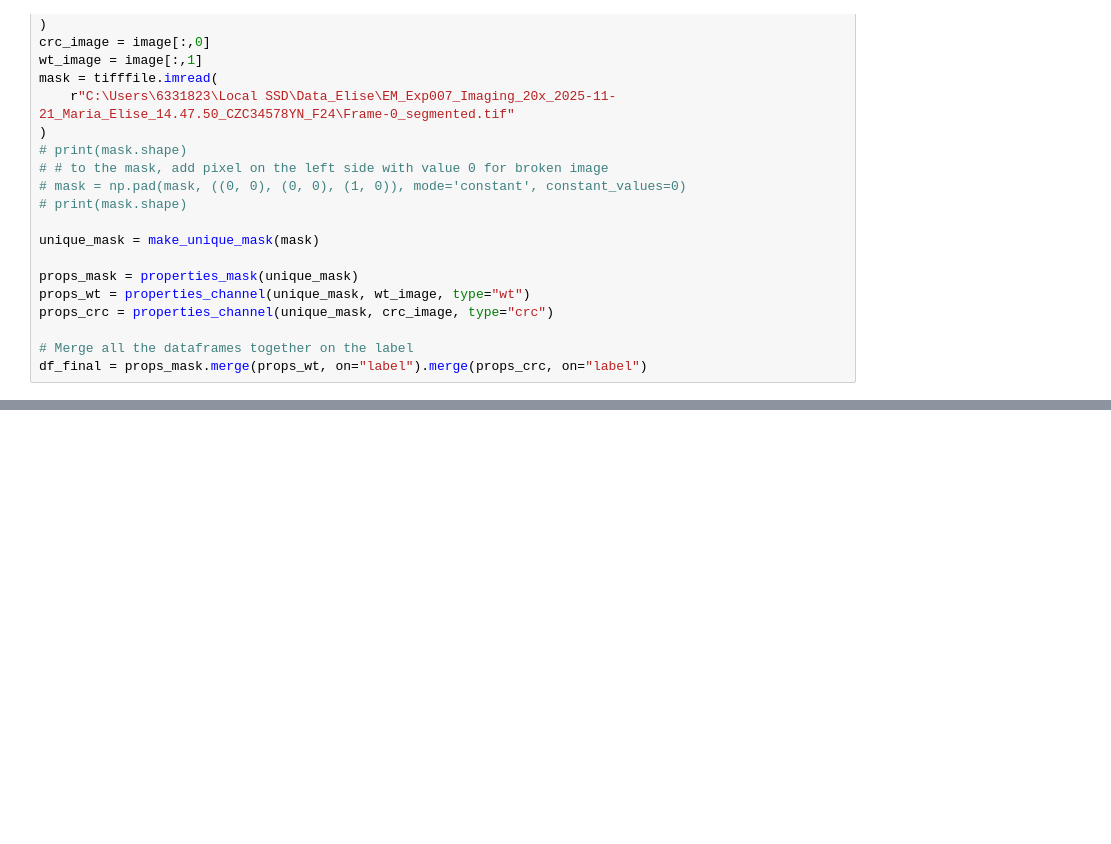
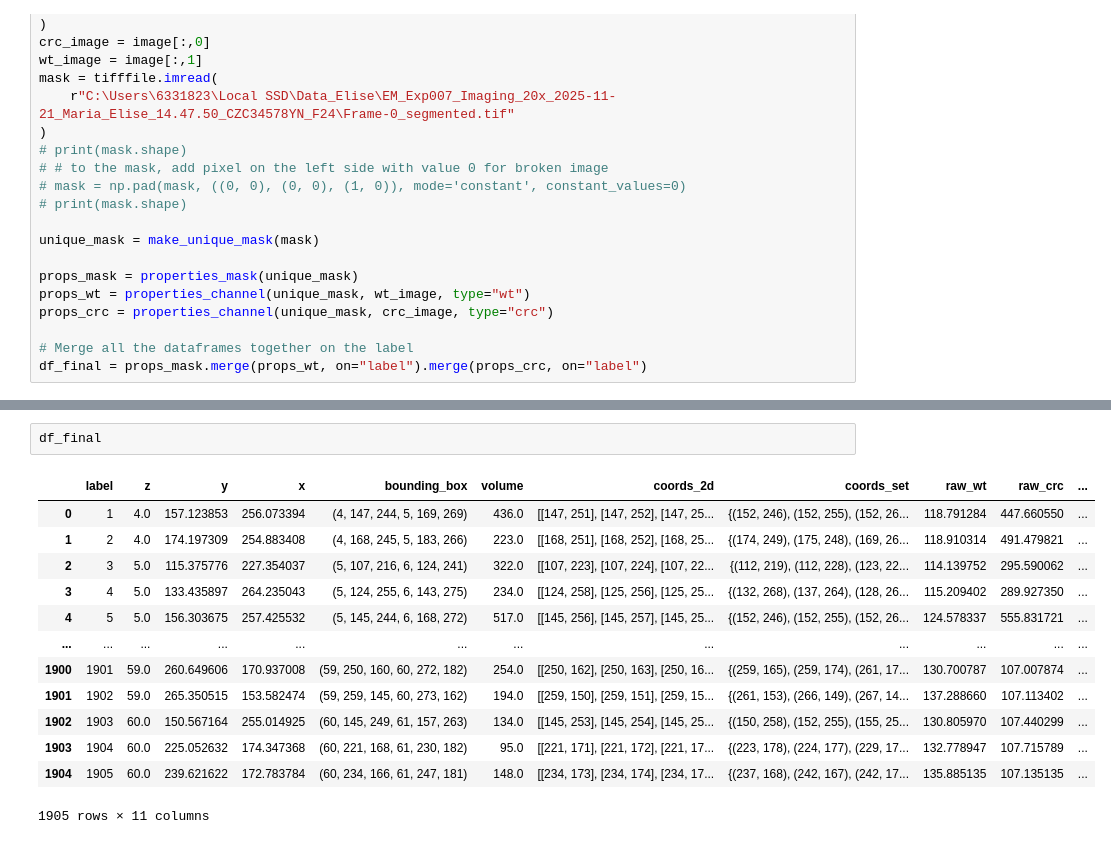
Before and after one commit to SuijkerbuijkLab/NucLogic, a Jupyter notebook: miscellaneous/stitching.ipynb, the cells around one changed output, grey strips where cells are left out. Cells and saved outputs as stored; diff of their text form; blank space fills up the shorter version.

```diff
--- a/miscellaneous/stitching.ipynb
+++ b/miscellaneous/stitching.ipynb
@@ -255,0 +266,16 @@ Final 3D mask created in 0.088s
+# %%
+df_final
+# %% [output]
+|  | label | z | y | x | bounding_box | volume | coords_2d | coords_set | raw_wt | raw_crc | ... |
+| 0 | 1 | 4.0 | 157.123853 | 256.073394 | (4, 147, 244, 5, 169, 269) | 436.0 | [[147, 251], [147, 252], [147, 25... | {(152, 246), (152, 255), (152, 26... | 118.791284 | 447.660550 | ... |
+| 1 | 2 | 4.0 | 174.197309 | 254.883408 | (4, 168, 245, 5, 183, 266) | 223.0 | [[168, 251], [168, 252], [168, 25... | {(174, 249), (175, 248), (169, 26... | 118.910314 | 491.479821 | ... |
+| 2 | 3 | 5.0 | 115.375776 | 227.354037 | (5, 107, 216, 6, 124, 241) | 322.0 | [[107, 223], [107, 224], [107, 22... | {(112, 219), (112, 228), (123, 22... | 114.139752 | 295.590062 | ... |
+| 3 | 4 | 5.0 | 133.435897 | 264.235043 | (5, 124, 255, 6, 143, 275) | 234.0 | [[124, 258], [125, 256], [125, 25... | {(132, 268), (137, 264), (128, 26... | 115.209402 | 289.927350 | ... |
+| 4 | 5 | 5.0 | 156.303675 | 257.425532 | (5, 145, 244, 6, 168, 272) | 517.0 | [[145, 256], [145, 257], [145, 25... | {(152, 246), (152, 255), (152, 26... | 124.578337 | 555.831721 | ... |
+| ... | ... | ... | ... | ... | ... | ... | ... | ... | ... | ... | ... |
+| 1900 | 1901 | 59.0 | 260.649606 | 170.937008 | (59, 250, 160, 60, 272, 182) | 254.0 | [[250, 162], [250, 163], [250, 16... | {(259, 165), (259, 174), (261, 17... | 130.700787 | 107.007874 | ... |
+| 1901 | 1902 | 59.0 | 265.350515 | 153.582474 | (59, 259, 145, 60, 273, 162) | 194.0 | [[259, 150], [259, 151], [259, 15... | {(261, 153), (266, 149), (267, 14... | 137.288660 | 107.113402 | ... |
+| 1902 | 1903 | 60.0 | 150.567164 | 255.014925 | (60, 145, 249, 61, 157, 263) | 134.0 | [[145, 253], [145, 254], [145, 25... | {(150, 258), (152, 255), (155, 25... | 130.805970 | 107.440299 | ... |
+| 1903 | 1904 | 60.0 | 225.052632 | 174.347368 | (60, 221, 168, 61, 230, 182) | 95.0 | [[221, 171], [221, 172], [221, 17... | {(223, 178), (224, 177), (229, 17... | 132.778947 | 107.715789 | ... |
+| 1904 | 1905 | 60.0 | 239.621622 | 172.783784 | (60, 234, 166, 61, 247, 181) | 148.0 | [[234, 173], [234, 174], [234, 17... | {(237, 168), (242, 167), (242, 17... | 135.885135 | 107.135135 | ... |
+1905 rows × 11 columns
```
Also changed, not shown: parts of 11 cells of this notebook.
